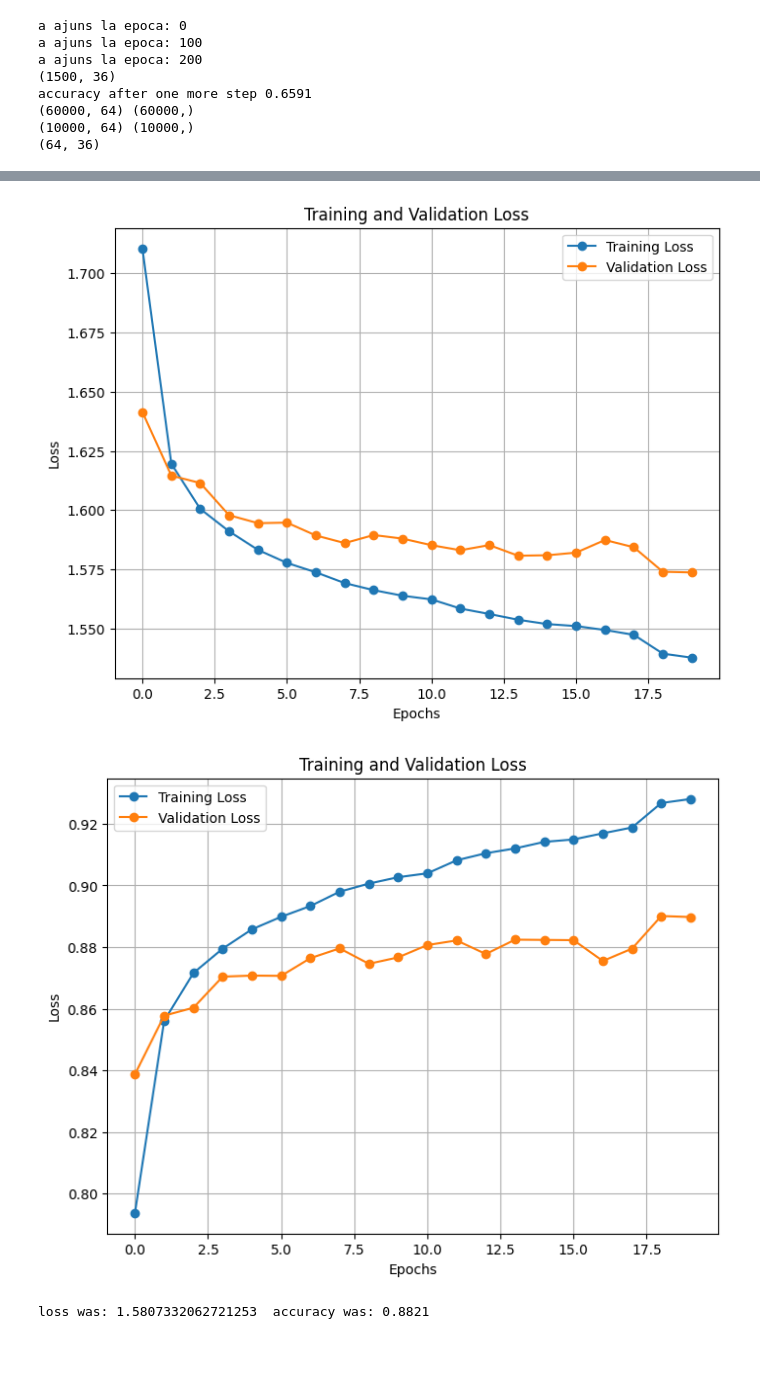
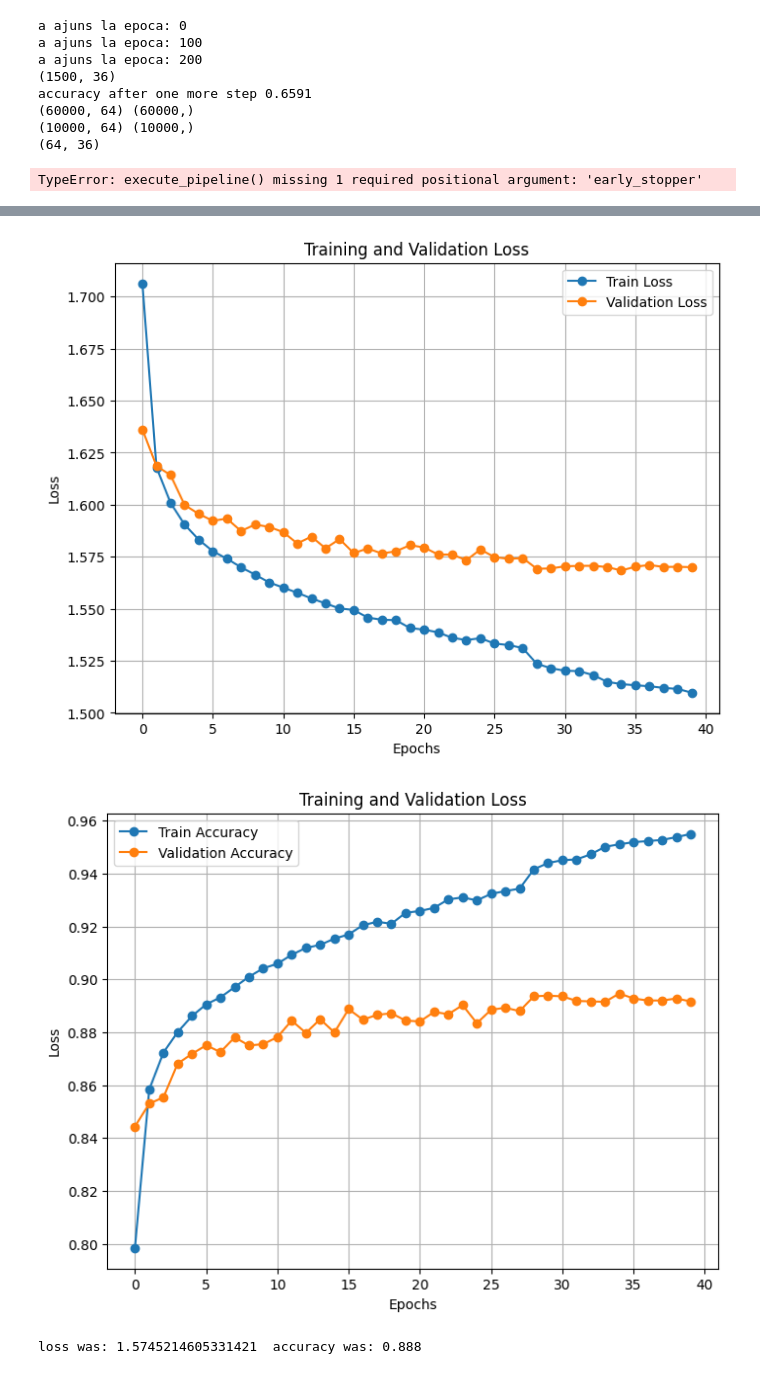
Before and after one commit to AlfredPietraru/Neural-Networks-Fashion-MNIST-Fruits-Dataset, a Jupyter notebook: tema2.ipynb, the cells around one changed output, grey strips where cells are left out. Cells and saved outputs as stored; diff of their text form; code cells hidden in the pictures.

Commit message:
implement early stop

```diff
--- a/tema2.ipynb
+++ b/tema2.ipynb
@@ -202,12 +218,14 @@ accuracy after one more step 0.6591
 (10000, 64) (10000,)
 (64, 36)
 # %%
+SIZE = (28, 28)
 EXPANSION = 4
-EPOCHS = 30
+EPOCHS = 3
 LR_OPTIMIZER = 1e-4
 GAMMA_LR = 0.7
 WEIGHT_DECAY_FACTOR = 1e-4
 PATIENCE = 3
+EARLY_STOPPING_PATIENCE = 6
 
 
 class FeaturesMLP(nn.Module):
@@ -250,9 +268,20 @@ parameters = {
 }
 
 execute_pipeline(model, data, parameters)
+# %% [output]
+TypeError: execute_pipeline() missing 1 required positional argument: 'early_stopper'
 # %%
 # Task 2
 from task1_aux import split_data_in_training_validation
+SIZE = (28, 28)
+BATCH_SIZE = 100
+EXPANSION = 4
+EPOCHS = 40
+LR_OPTIMIZER = 1e-4
+GAMMA_LR = 0.5
+WEIGHT_DECAY_FACTOR = 1e-4
+PATIENCE = 3
+
 class FullImageMLP(nn.Module):
     def __init__(self, num_classes=10):
         super(FullImageMLP, self).__init__()
@@ -289,13 +318,6 @@ data = {
     "test": DataLoader(InfoLoaderDataset(X_test, y_test, 10, transforms), BATCH_SIZE, shuffle=True)
 }
 # %%
-EXPANSION = 4
-EPOCHS = 20
-LR_OPTIMIZER = 1e-4
-GAMMA_LR = 0.5
-WEIGHT_DECAY_FACTOR = 1e-4
-PATIENCE = 3
-
 model = FullImageMLP()
 parameters = {
     'batch_size': BATCH_SIZE,
@@ -305,7 +327,7 @@ parameters = {
     'weight_decay_factor': WEIGHT_DECAY_FACTOR,
     'patience': PATIENCE,
 }
-
-execute_pipeline(model, data, parameters)
+early_stopper =  EarlyStopping("./task2.pth", EARLY_STOPPING_PATIENCE)
+execute_pipeline(model, data, parameters, early_stopper)
 # %% [output]
 acuratete maxima la epoca 0
@@ -328,3 +350,3 @@ acuratete maxima la epoca 18
-[figure, old version]
+[figure, new version]
-[figure, old version]
+[figure, new version]
-loss was: 1.5807332062721253  accuracy was: 0.8821
+loss was: 1.5745214605331421  accuracy was: 0.888
```
Also changed, not shown: parts of 8 cells of this notebook.
